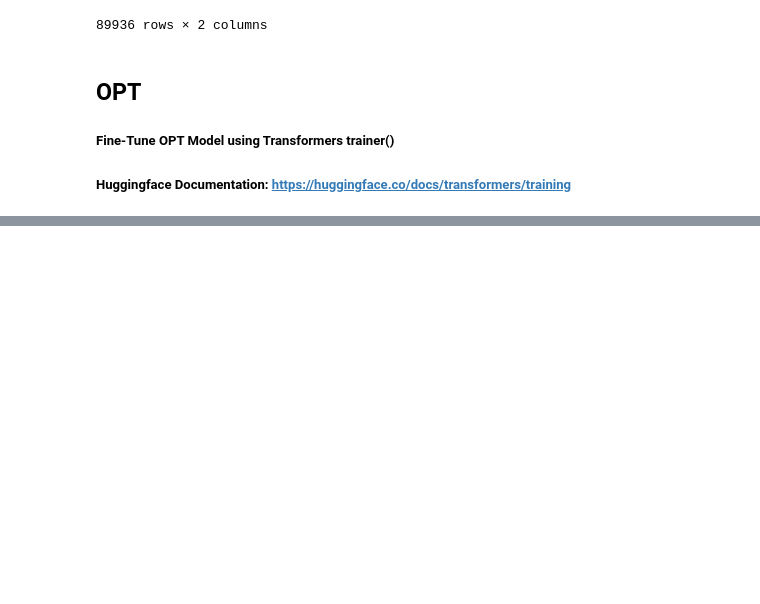
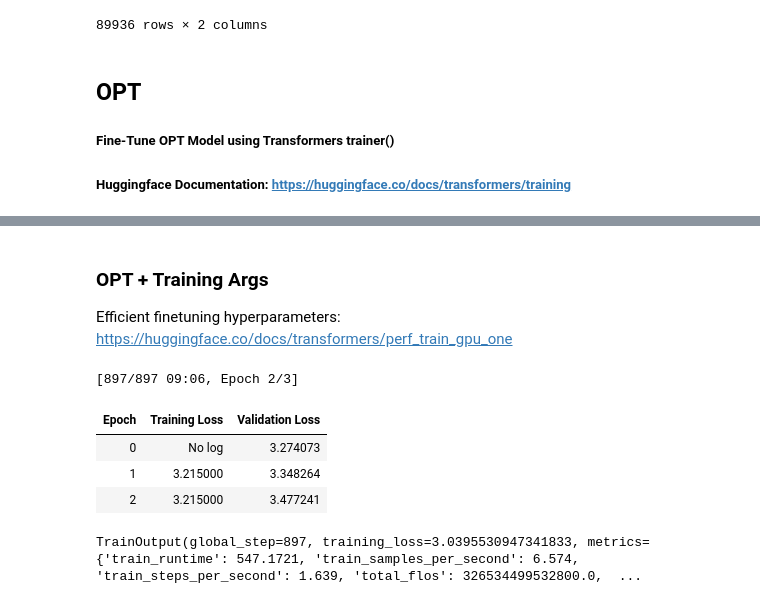
Before and after one commit to ram-senth/datasci-w266-2023-spring-team-story-bot, a Jupyter notebook: ChildrenStoriesCorpus_EDA_OPT.ipynb, the cells around one changed output, grey strips where cells are left out. Saved outputs shown, nothing was run; the diff lists cells and outputs as text; code cells hidden in the pictures; blank space fills up the shorter version.

Commit message:
updating Ghiwa's scratch file and added OPT finetuning script

```diff
--- a/ChildrenStoriesCorpus_EDA_OPT.ipynb
+++ b/ChildrenStoriesCorpus_EDA_OPT.ipynb
@@ -269,9 +278,9 @@ Name: label, dtype: float64
 # %%
 # filter out rows that have less than 4 words or more than 50 words in either the variable or label columns
 data_wc = data[(data['variable'].str.split(' ').str.len() > 3) &
-     (data['variable'].str.split(' ').str.len() < 50) &
-     (data['label'].str.split(' ').str.len() > 3) &
-     (data['label'].str.split(' ').str.len() < 50)]
+     (data['variable'].str.split(' ').str.len() < 50)]# &
+     #(data['label'].str.split(' ').str.len() > 3) &
+     #(data['label'].str.split(' ').str.len() < 50)]
 # %%
 print("Stats on number of words in variable:")
 print(data_wc['variable'].str.split(' ').str.len().describe())
@@ -402,3 +347,21 @@ dataset_test = Dataset(x_test_tk, y_test_tk['input_ids'])
+# %%
+# Create torch datasets for train and test data for fine tuning model
+# original source: https://stackoverflow.com/questions/67691530/key-error-while-fine-tunning-t5-for-summarization-with-huggingface
+class Dataset(torch.utils.data.Dataset):
+    def __init__(self, encodings, labels):
+        self.labels = labels
+        self.encodings = encodings
+
+    def __getitem__(self, idx):
+        item = {key: torch.tensor(val[idx]) for key, val in self.encodings.items()}
+        item['labels'] = torch.tensor(self.labels[idx])
+        return item
+
+    def __len__(self):
+        return len(self.encodings['input_ids'])
+
+dataset_train = Dataset(x_train_tk, x_train_tk['input_ids'])#, y_train_tk['input_ids'])
+dataset_test = Dataset(x_test_tk, x_test_tk['input_ids'])#, y_test_tk['input_ids'])
 # %%
 dataset_train[0]
 # %% [output]
@@ -464,0 +454,32 @@ tokenizer.decode([5.7841024, 14.33727, 6.66543, 3.6947446, 6.080323, 1.1597998])
+# %% [markdown]
+### OPT + Training Args
+
+Efficient finetuning hyperparameters: https://huggingface.co/docs/transformers/perf_train_gpu_one
+# %%
+# training arguments for model fine tuning
+training_args = TrainingArguments(
+    per_device_train_batch_size=1,
+    gradient_accumulation_steps=4,
+    gradient_checkpointing=True,
+    fp16=True,
+    output_dir="test_trainer",
+    evaluation_strategy="epoch",
+    save_total_limit = 5)
+# %%
+# training model function
+trainer = Trainer(
+    model=model,
+    args=training_args,
+    train_dataset=dataset_train,
+    eval_dataset=dataset_test,
+    compute_metrics=None,
+)
+# %%
+trainer.train()
+# %% [output]
+[897/897 09:06, Epoch 2/3]
+| Epoch | Training Loss | Validation Loss |
+| 0 | No log | 3.274073 |
+| 1 | 3.215000 | 3.348264 |
+| 2 | 3.215000 | 3.477241 |
+TrainOutput(global_step=897, training_loss=3.0395530947341833, metrics={'train_runtime': 547.1721, 'train_samples_per_second': 6.574, 'train_steps_per_second': 1.639, 'total_flos': 326534499532800.0,  ...
```
Also changed, not shown: parts of 43 cells of this notebook, 1 other file.
